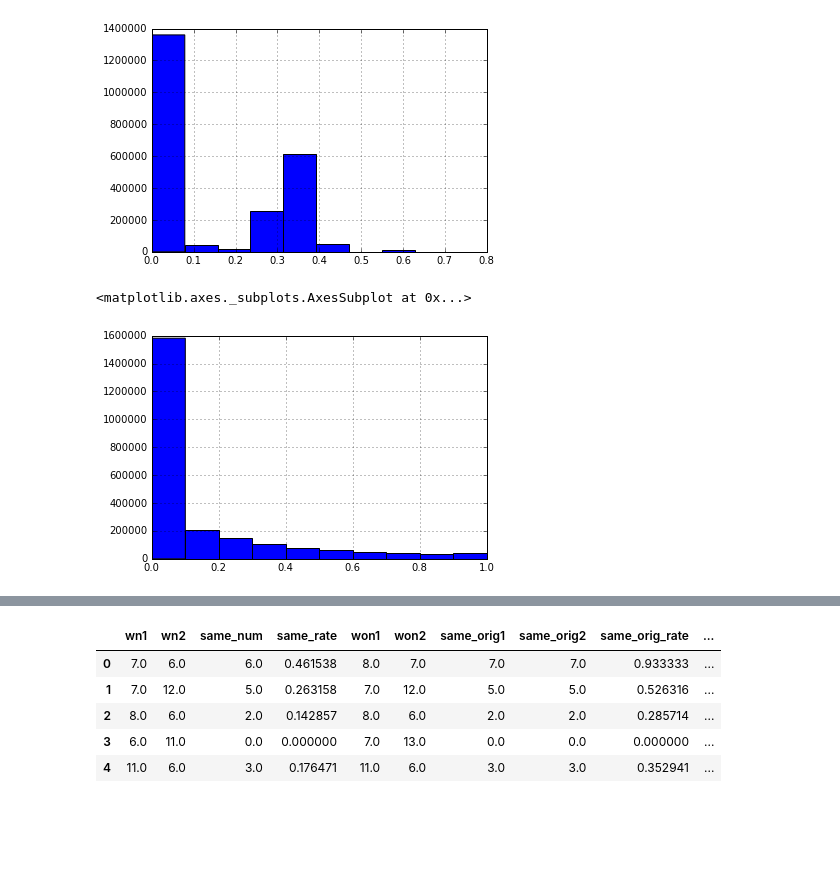
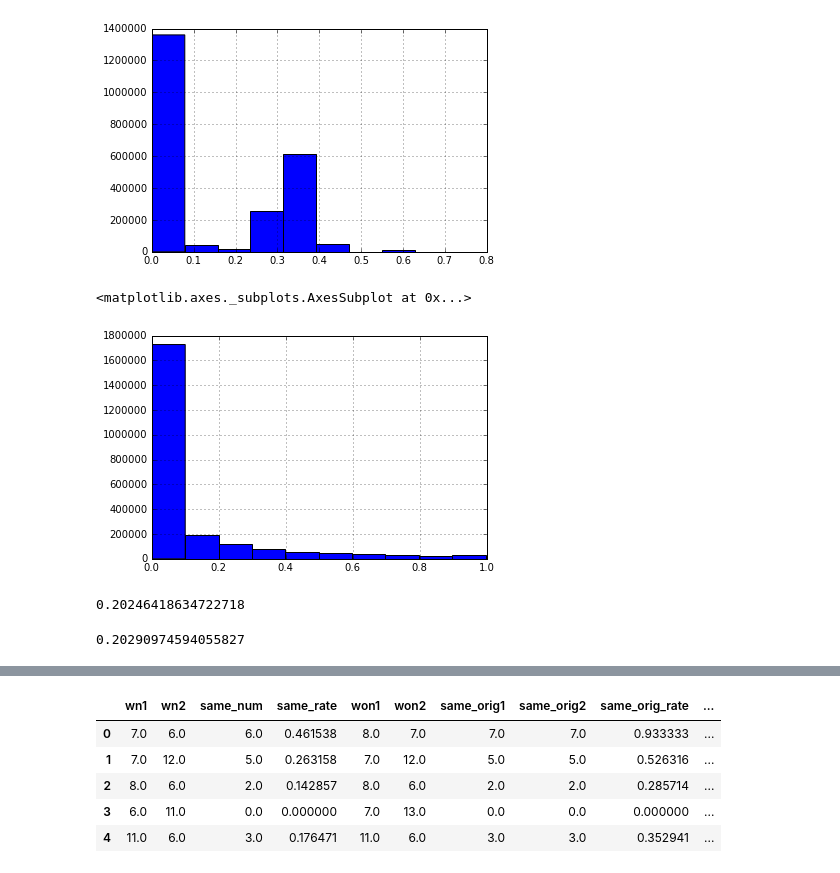
Before and after one commit to tkm2261/kaggle_quora, a Jupyter notebook: protos/Untitled.ipynb, the cells around one changed output, grey strips where cells are left out. Saved outputs shown, nothing was run; the diff lists cells and outputs as text; code cells hidden in the pictures; blank space fills up the shorter version.

```diff
--- a/protos/Untitled.ipynb
+++ b/protos/Untitled.ipynb
@@ -9,7 +10,24 @@ pandas.read_csv('simple_xgb.csv')['is_duplicate'].hist()
 [figure]
 # %%
 #pandas.read_csv('simple_xgb.csv')['is_duplicate'].hist()
-pandas.read_csv('submit.csv')['is_duplicate'].hist()
+pandas.read_csv('submit_xgb.csv')['is_duplicate'].hist()
 # %% [output]
 <matplotlib.axes._subplots.AxesSubplot at 0x...>
-[figure, old version]
+[figure, new version]
+# %%
+with open('tfidf_val_%s.pkl' % 0, 'rb') as f:
+    pred, val_y, val_w = pickle.load(f)
+from sklearn.metrics import log_loss, roc_auc_score
+# %% [output]
+0.20246418634722718
+# %%
+tmp = pred.copy()
+#from sklearn.linear_model import LogisticRegression
+#clf = LogisticRegression()
+#clf.fit(tmp.reshape((-1, 1)), val_y, sample_weight=val_w)
+#tmp = clf.predict_proba(tmp.reshape((-1, 1)))[:, 1]
+tmp[tmp > 0.99] = 1
+
+log_loss(val_y, tmp, sample_weight=val_w)
+# %% [output]
+0.20290974594055827
```
Also changed, not shown: parts of 15 cells of this notebook, 14 other files.
